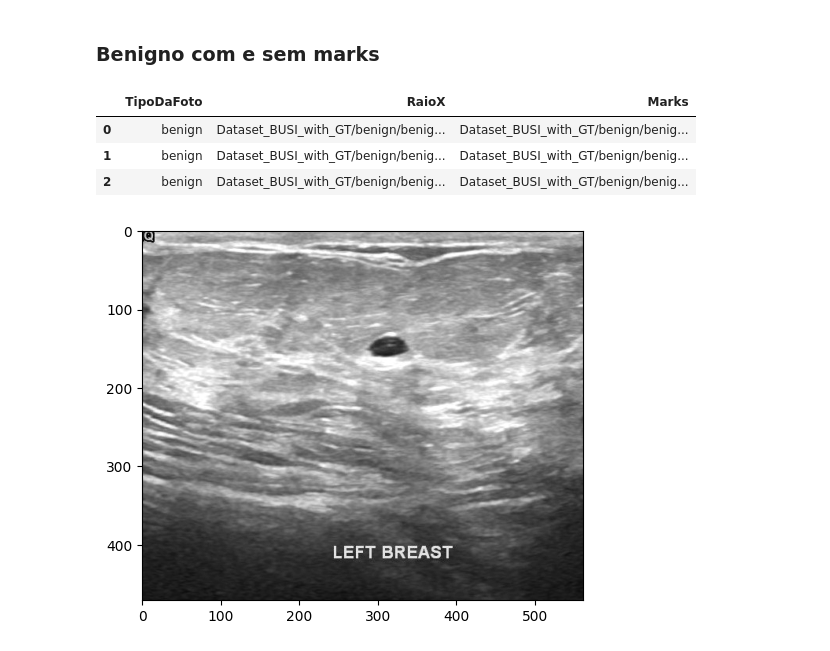
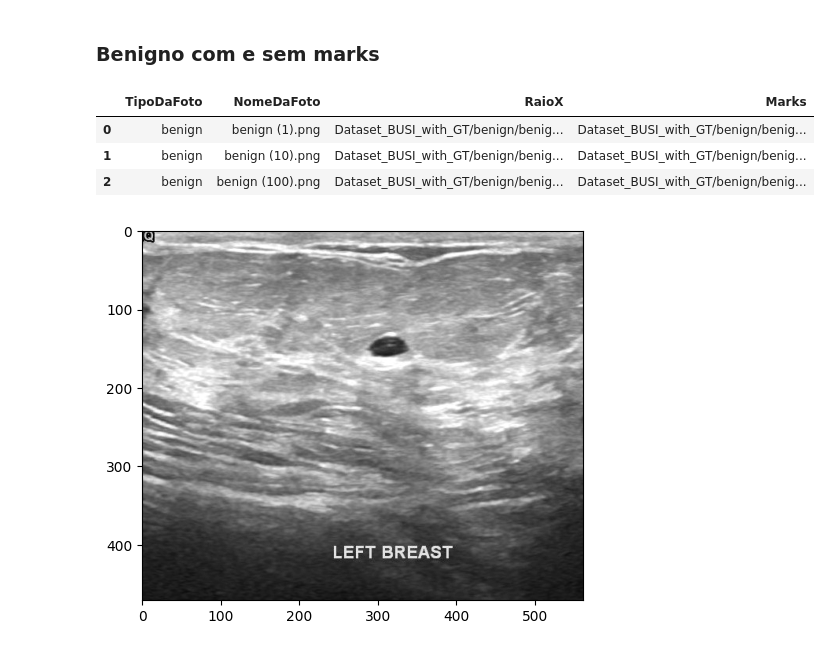
Before and after one commit to Bootcamp-Atlantico-Machine-Learning/dataset, a Jupyter notebook: pre-processamento:MateusSousa.ipynb, the cells around one changed output. Saved outputs shown, nothing was run; the diff lists cells and outputs as text; code cells hidden in the pictures.

```diff
--- a/pre-processamento:MateusSousa.ipynb
+++ b/pre-processamento:MateusSousa.ipynb
@@ -16,15 +16,16 @@ raioX = sorted(gb.glob(f"Dataset_BUSI_with_GT/*/*).png"))
 # %%
 dataset = pd.DataFrame({
     "TipoDaFoto":[re.findall('\/(.*?)\/',string)[0] for string in raioX],
+    "NomeDaFoto":[string.split('/')[2] for string in raioX],
     "RaioX": raioX,
     "Marks": marks
 })
 dataset.head(3)
 # %% [output]
-|  | TipoDaFoto | RaioX | Marks |
-| 0 | benign | Dataset_BUSI_with_GT/benign/benig... | Dataset_BUSI_with_GT/benign/benig... |
-| 1 | benign | Dataset_BUSI_with_GT/benign/benig... | Dataset_BUSI_with_GT/benign/benig... |
-| 2 | benign | Dataset_BUSI_with_GT/benign/benig... | Dataset_BUSI_with_GT/benign/benig... |
+|  | TipoDaFoto | NomeDaFoto | RaioX | Marks |
+| 0 | benign | benign (1).png | Dataset_BUSI_with_GT/benign/benig... | Dataset_BUSI_with_GT/benign/benig... |
+| 1 | benign | benign (10).png | Dataset_BUSI_with_GT/benign/benig... | Dataset_BUSI_with_GT/benign/benig... |
+| 2 | benign | benign (100).png | Dataset_BUSI_with_GT/benign/benig... | Dataset_BUSI_with_GT/benign/benig... |
 # %%
 path = dataset['RaioX'].loc[dataset['TipoDaFoto']=='benign'][0]
 # %%
```
Also changed, not shown: parts of 4 cells of this notebook.
